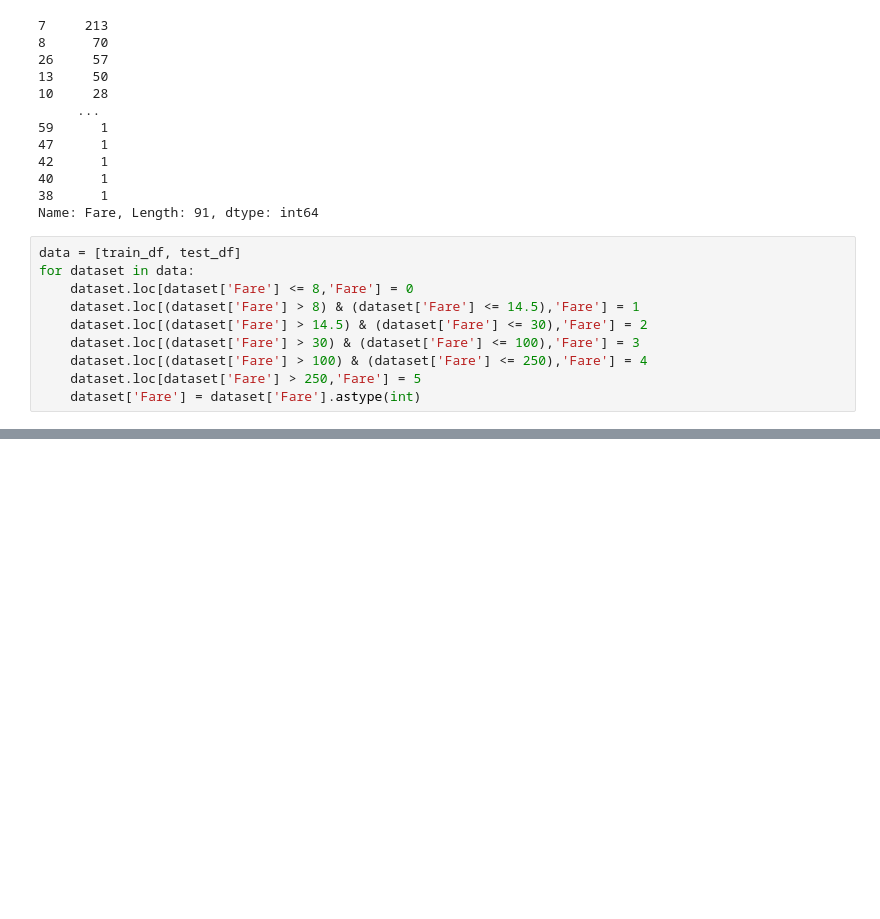
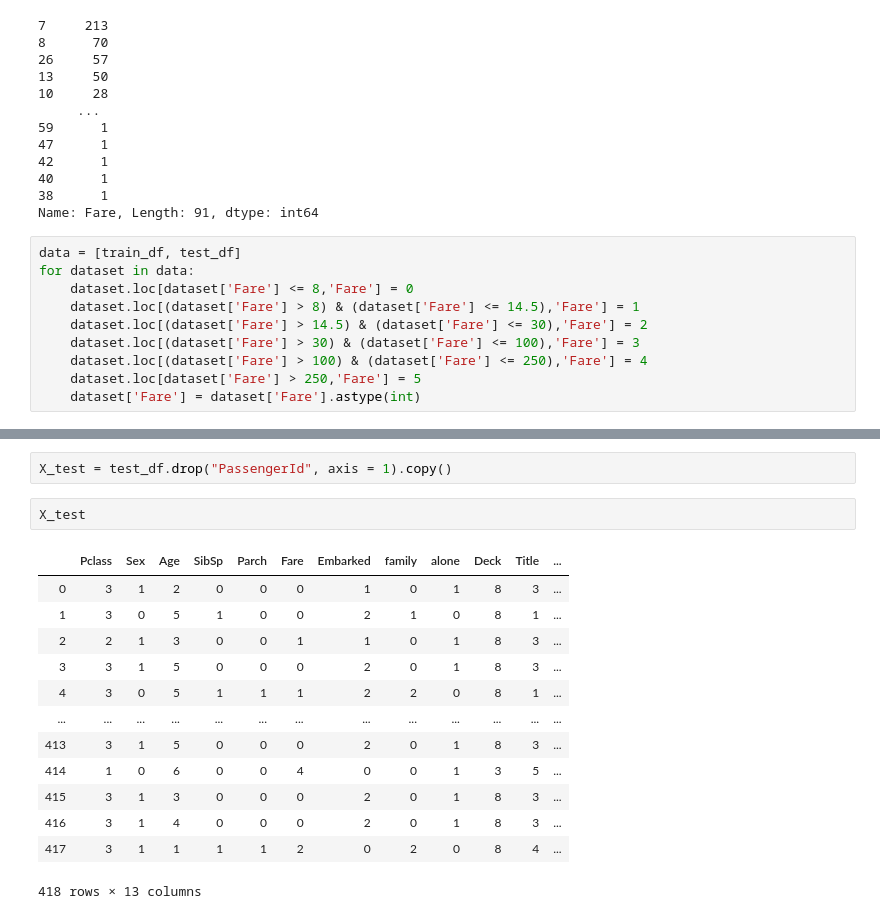
Before and after one commit to anmolpant/Titanic-Survival-Rate-Prediction, a Jupyter notebook: Titanic Survival Prediction.ipynb, the cells around one changed output, grey strips where cells are left out. Saved outputs shown, nothing was run; the diff lists cells and outputs as text; blank space fills up the shorter version.

```diff
--- a/Titanic Survival Prediction.ipynb
+++ b/Titanic Survival Prediction.ipynb
@@ -370,0 +448,18 @@ Name: Fare, dtype: int64
+# %%
+X_test = test_df.drop("PassengerId", axis = 1).copy()
+# %%
+X_test
+# %% [output]
+|  | Pclass | Sex | Age | SibSp | Parch | Fare | Embarked | family | alone | Deck | Title | ... |
+| 0 | 3 | 1 | 2 | 0 | 0 | 0 | 1 | 0 | 1 | 8 | 3 | ... |
+| 1 | 3 | 0 | 5 | 1 | 0 | 0 | 2 | 1 | 0 | 8 | 1 | ... |
+| 2 | 2 | 1 | 3 | 0 | 0 | 1 | 1 | 0 | 1 | 8 | 3 | ... |
+| 3 | 3 | 1 | 5 | 0 | 0 | 0 | 2 | 0 | 1 | 8 | 3 | ... |
+| 4 | 3 | 0 | 5 | 1 | 1 | 1 | 2 | 2 | 0 | 8 | 1 | ... |
+| ... | ... | ... | ... | ... | ... | ... | ... | ... | ... | ... | ... | ... |
+| 413 | 3 | 1 | 5 | 0 | 0 | 0 | 2 | 0 | 1 | 8 | 3 | ... |
+| 414 | 1 | 0 | 6 | 0 | 0 | 4 | 0 | 0 | 1 | 3 | 5 | ... |
+| 415 | 3 | 1 | 3 | 0 | 0 | 0 | 2 | 0 | 1 | 8 | 3 | ... |
+| 416 | 3 | 1 | 4 | 0 | 0 | 0 | 2 | 0 | 1 | 8 | 3 | ... |
+| 417 | 3 | 1 | 1 | 1 | 1 | 2 | 0 | 2 | 0 | 8 | 4 | ... |
+418 rows × 13 columns
```
Also changed, not shown: parts of 34 cells of this notebook, 1 other file.
